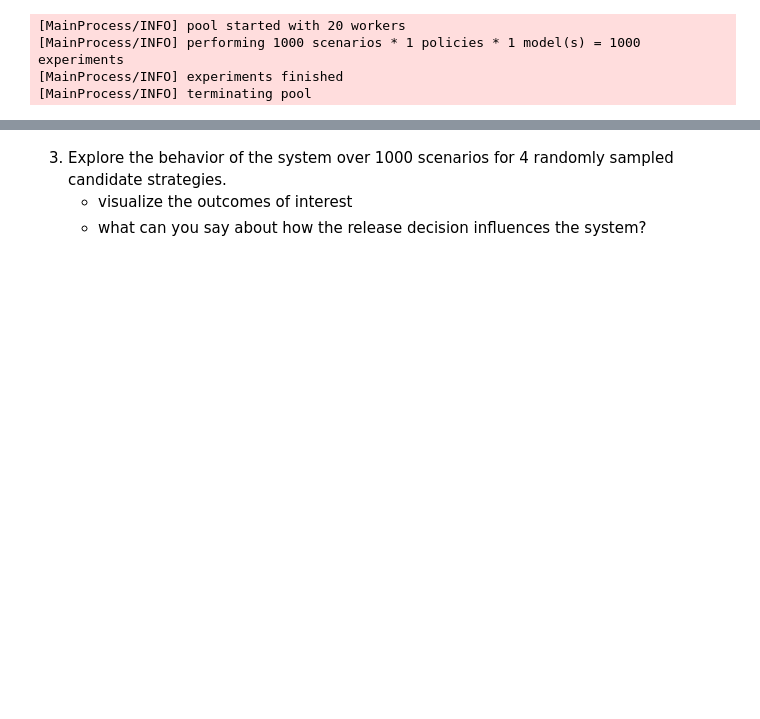
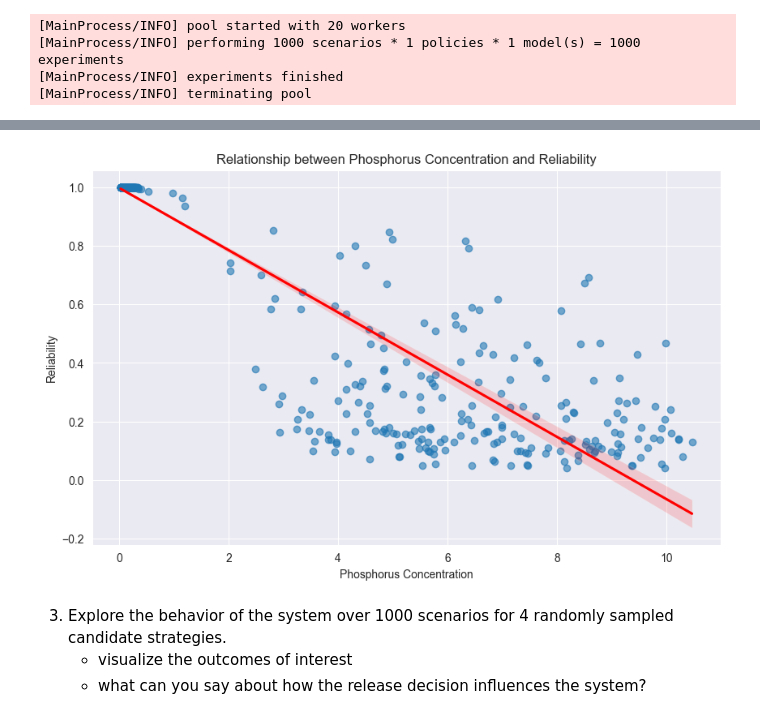
Before and after one commit to IsaacRHall/MBDM-project, a Jupyter notebook: Week 1-2 - general intro to exploratory modelling/assignment 2 - lakemodel.ipynb, the cells around one changed output, grey strips where cells are left out. Drawn from its saved outputs; the diff is of its cells as text; code cells hidden in the pictures; blank space fills up the shorter version.

```diff
--- a/Week 1-2 - general intro to exploratory modelling/assignment 2 - lakemodel.ipynb
+++ b/Week 1-2 - general intro to exploratory modelling/assignment 2 - lakemodel.ipynb
@@ -194,3 +226,17 @@ plt.show()
+# %%
+# Combine experiments and outcomes for easier manipulation
+df = pd.concat([df_experiments, df_outcomes], axis=1)
+
+# Scatter plot of phosphorus vs. reliability with a regression line
+plt.figure(figsize=(10, 6))
+sns.regplot(x='f_phosphorus', y='f_reliability', data=df, scatter_kws={'alpha': 0.6}, line_kws={'color': 'red'})
+plt.title('Relationship between Phosphorus Concentration and Reliability')
+plt.xlabel('Phosphorus Concentration')
+plt.ylabel('Reliability')
+plt.grid(True)
+plt.show()
+# %% [output]
+[figure, added]
 # %% [markdown]
 3. Explore the behavior of the system over 1000 scenarios for 4 randomly sampled candidate strategies.
     * visualize the outcomes of interest
```
Also changed, not shown: parts of 2 cells of this notebook.
